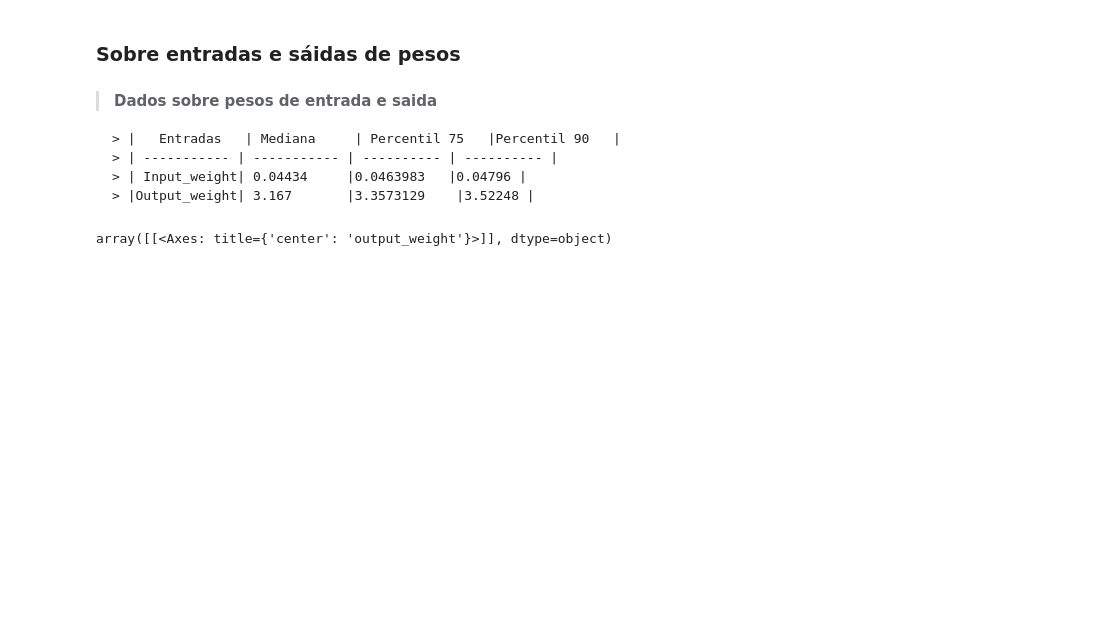
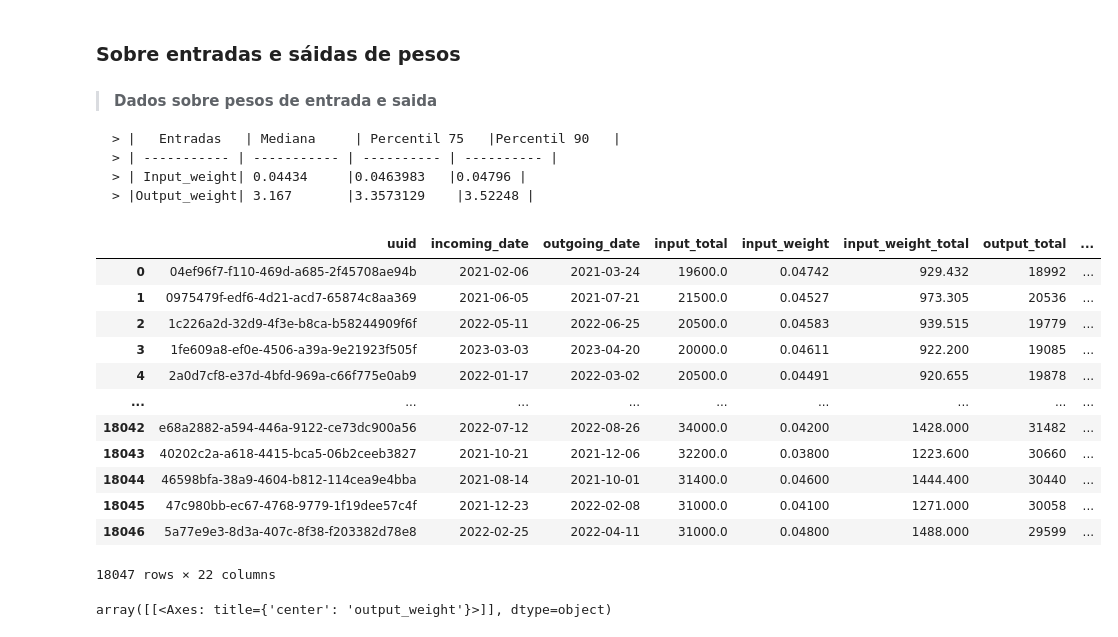
Before and after one commit to EveSantos/tcc, a Jupyter notebook: dados.ipynb, the cells around one changed output. Drawn from its saved outputs; the diff is of its cells as text; code cells hidden in the pictures; blank space fills up the shorter version.

```diff
--- a/dados.ipynb
+++ b/dados.ipynb
@@ -11,6 +11,21 @@
 # %%
 import pandas as pd
 df = pd.read_csv('data/lot_info_15_ago_2023.csv')
+df
+# %% [output]
+|  | uuid | incoming_date | outgoing_date | input_total | input_weight | input_weight_total | output_total | ... |
+| 0 | 04ef96f7-f110-469d-a685-2f45708ae94b | 2021-02-06 | 2021-03-24 | 19600.0 | 0.04742 | 929.432 | 18992 | ... |
+| 1 | 0975479f-edf6-4d21-acd7-65874c8aa369 | 2021-06-05 | 2021-07-21 | 21500.0 | 0.04527 | 973.305 | 20536 | ... |
+| 2 | 1c226a2d-32d9-4f3e-b8ca-b58244909f6f | 2022-05-11 | 2022-06-25 | 20500.0 | 0.04583 | 939.515 | 19779 | ... |
+| 3 | 1fe609a8-ef0e-4506-a39a-9e21923f505f | 2023-03-03 | 2023-04-20 | 20000.0 | 0.04611 | 922.200 | 19085 | ... |
+| 4 | 2a0d7cf8-e37d-4bfd-969a-c66f775e0ab9 | 2022-01-17 | 2022-03-02 | 20500.0 | 0.04491 | 920.655 | 19878 | ... |
+| ... | ... | ... | ... | ... | ... | ... | ... | ... |
+| 18042 | e68a2882-a594-446a-9122-ce73dc900a56 | 2022-07-12 | 2022-08-26 | 34000.0 | 0.04200 | 1428.000 | 31482 | ... |
+| 18043 | 40202c2a-a618-4415-bca5-06b2ceeb3827 | 2021-10-21 | 2021-12-06 | 32200.0 | 0.03800 | 1223.600 | 30660 | ... |
+| 18044 | 46598bfa-38a9-4604-b812-114cea9e4bba | 2021-08-14 | 2021-10-01 | 31400.0 | 0.04600 | 1444.400 | 30440 | ... |
+| 18045 | 47c980bb-ec67-4768-9779-1f19dee57c4f | 2021-12-23 | 2022-02-08 | 31000.0 | 0.04100 | 1271.000 | 30058 | ... |
+| 18046 | 5a77e9e3-8d3a-407c-8f38-f203382d78e8 | 2022-02-25 | 2022-04-11 | 31000.0 | 0.04800 | 1488.000 | 29599 | ... |
+18047 rows × 22 columns
 # %%
 ## histograma de input_weight e output_weight com pandas
 df[['output_weight']].hist(bins=30, figsize=(10,8))
```
Also changed, not shown: parts of 4 cells of this notebook, 4 other files.
